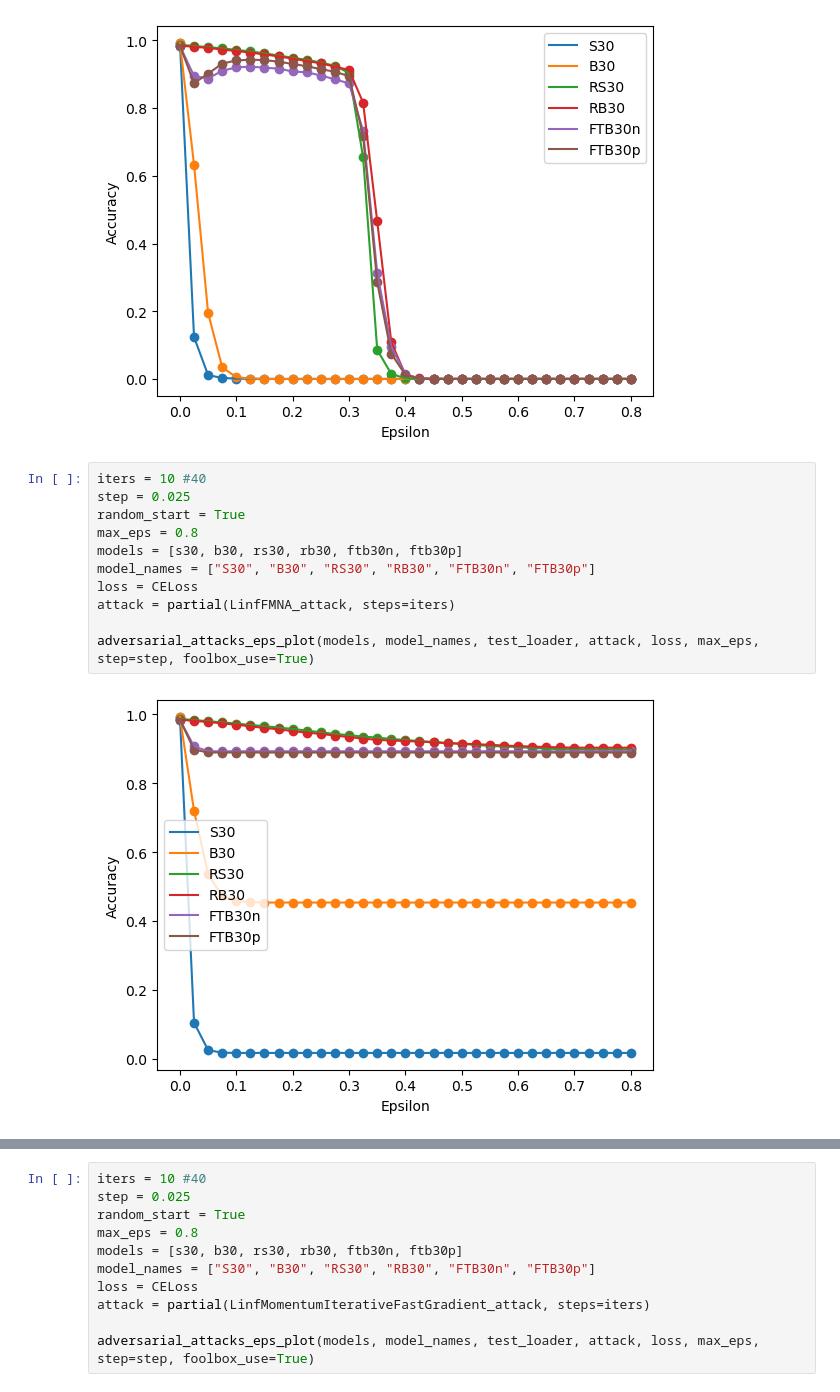
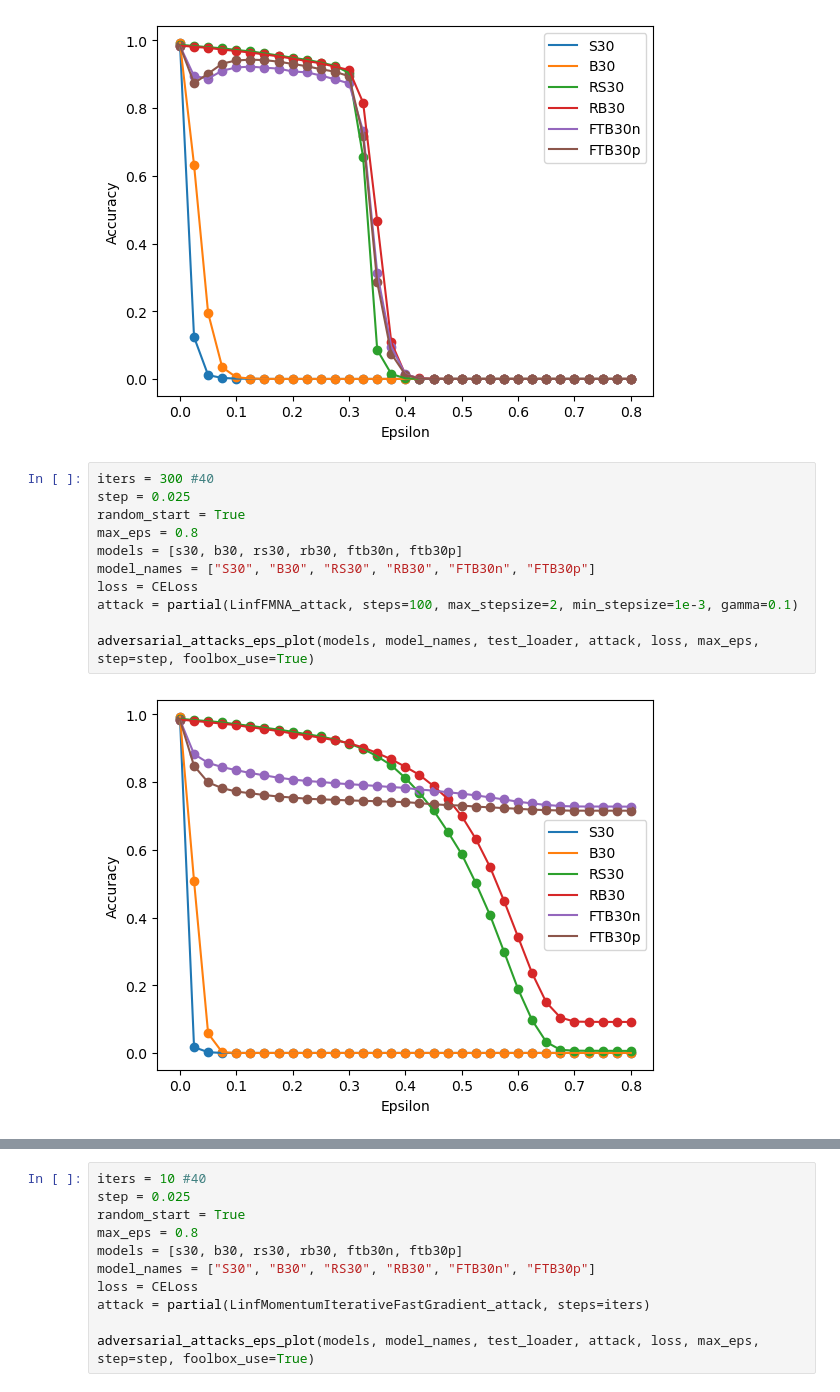
Before and after one commit to hugorecio-7/Praktikak-PrototypeDNN-Robustness-main, a Jupyter notebook: Adversarial_Attacks_Testing.ipynb, the cells around one changed output, grey strips where cells are left out. Cells and saved outputs as stored; diff of their text form.

```diff
--- a/Adversarial_Attacks_Testing.ipynb
+++ b/Adversarial_Attacks_Testing.ipynb
@@ -157,15 +157,15 @@ adversarial_attacks_eps_plot(models, model_names, test_loader, attack, loss, max
 # %% [output]
 [figure]
 # %%
-iters = 10 #40
+iters = 300 #40
 step = 0.025
 random_start = True
 max_eps = 0.8
 models = [s30, b30, rs30, rb30, ftb30n, ftb30p]
 model_names = ["S30", "B30", "RS30", "RB30", "FTB30n", "FTB30p"]
 loss = CELoss
-attack = partial(LinfFMNA_attack, steps=iters)
+attack = partial(LinfFMNA_attack, steps=100, max_stepsize=2, min_stepsize=1e-3, gamma=0.1)
 
 adversarial_attacks_eps_plot(models, model_names, test_loader, attack, loss, max_eps, step=step, foolbox_use=True)
 # %% [output]
-[figure, old version]
+[figure, new version]
```
Also changed, not shown: parts of 9 cells of this notebook, 2 other files.
